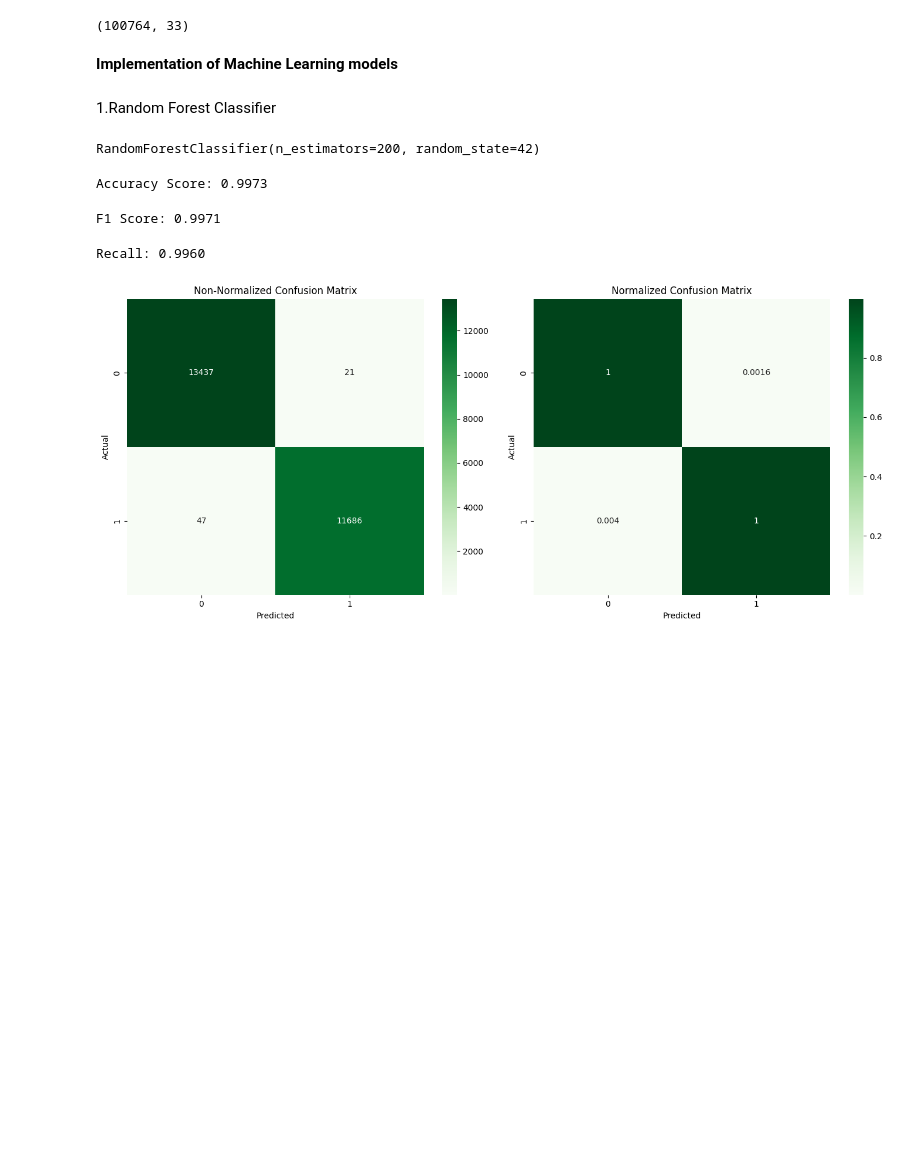
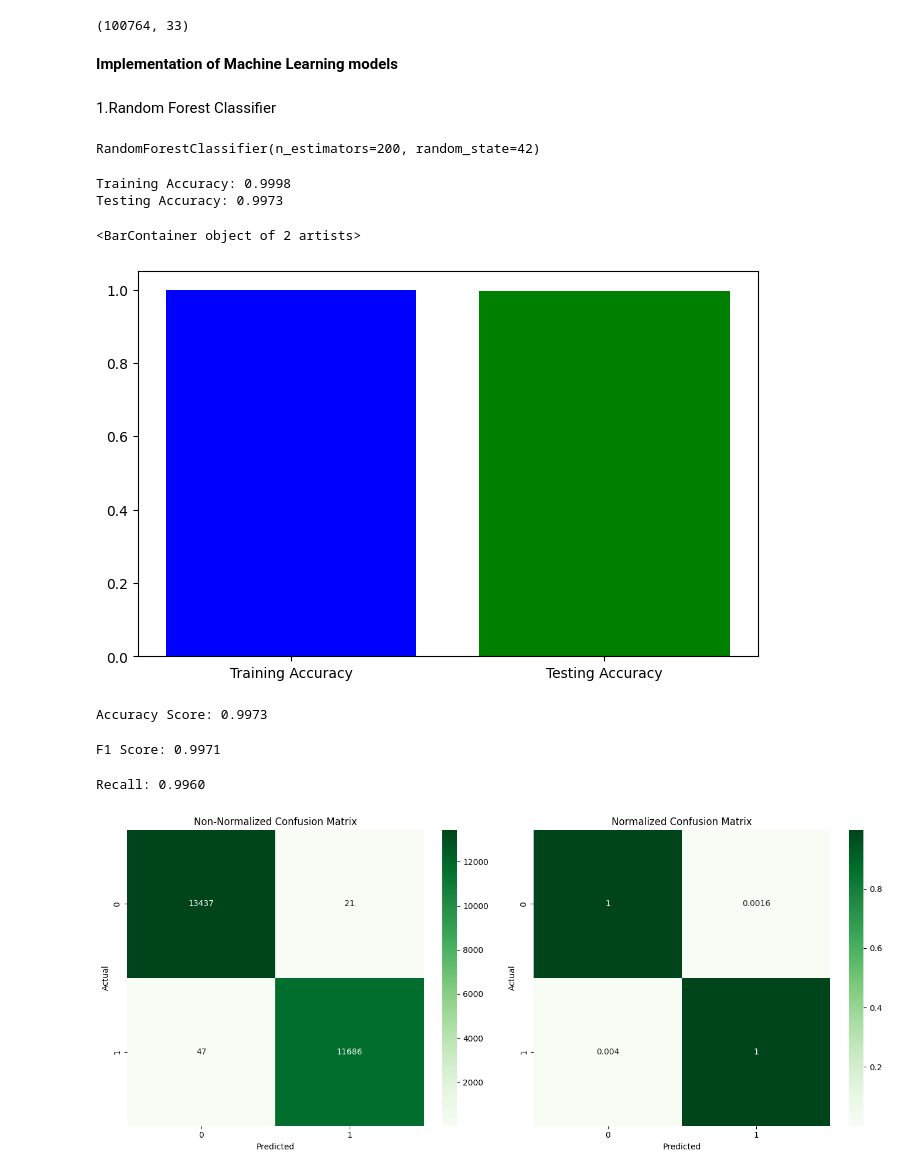
Before and after one commit to shadatsh/Network_Intrusions, a Jupyter notebook: Network_intrusion_ML.ipynb, the cells around one changed output. Drawn from its saved outputs; the diff is of its cells as text; code cells hidden in the pictures; blank space fills up the shorter version.

```diff
--- a/Network_intrusion_ML.ipynb
+++ b/Network_intrusion_ML.ipynb
@@ -405,7 +405,26 @@ rfst.fit(x_train, y_train)
 # %% [output]
 RandomForestClassifier(n_estimators=200, random_state=42)
 # %%
+y_train_pred = rfst.predict(x_train)
 y_pred = rfst.predict(x_test)
+# %%
+train_accuracy = accuracy_score(y_train, y_train_pred)
+test_accuracy = accuracy_score(y_test, y_pred)
+print(f"Training Accuracy: {train_accuracy:.4f}")
+print(f"Testing Accuracy: {test_accuracy:.4f}")
+# %% [output]
+Training Accuracy: 0.9998
+Testing Accuracy: 0.9973
+# %%
+
+accuracies = [train_accuracy, test_accuracy]
+labels = ['Training Accuracy', 'Testing Accuracy']
+
+plt.figure(figsize=(8, 5))
+plt.bar(labels, accuracies, color=['blue', 'green'])
+# %% [output]
+<BarContainer object of 2 artists>
+[figure, added]
 # %%
 RF_accuracy = accuracy_score(y_test, y_pred)
 print(f"Accuracy Score: {RF_accuracy:.4f}")
```
Also changed, not shown: parts of 8 cells of this notebook.
